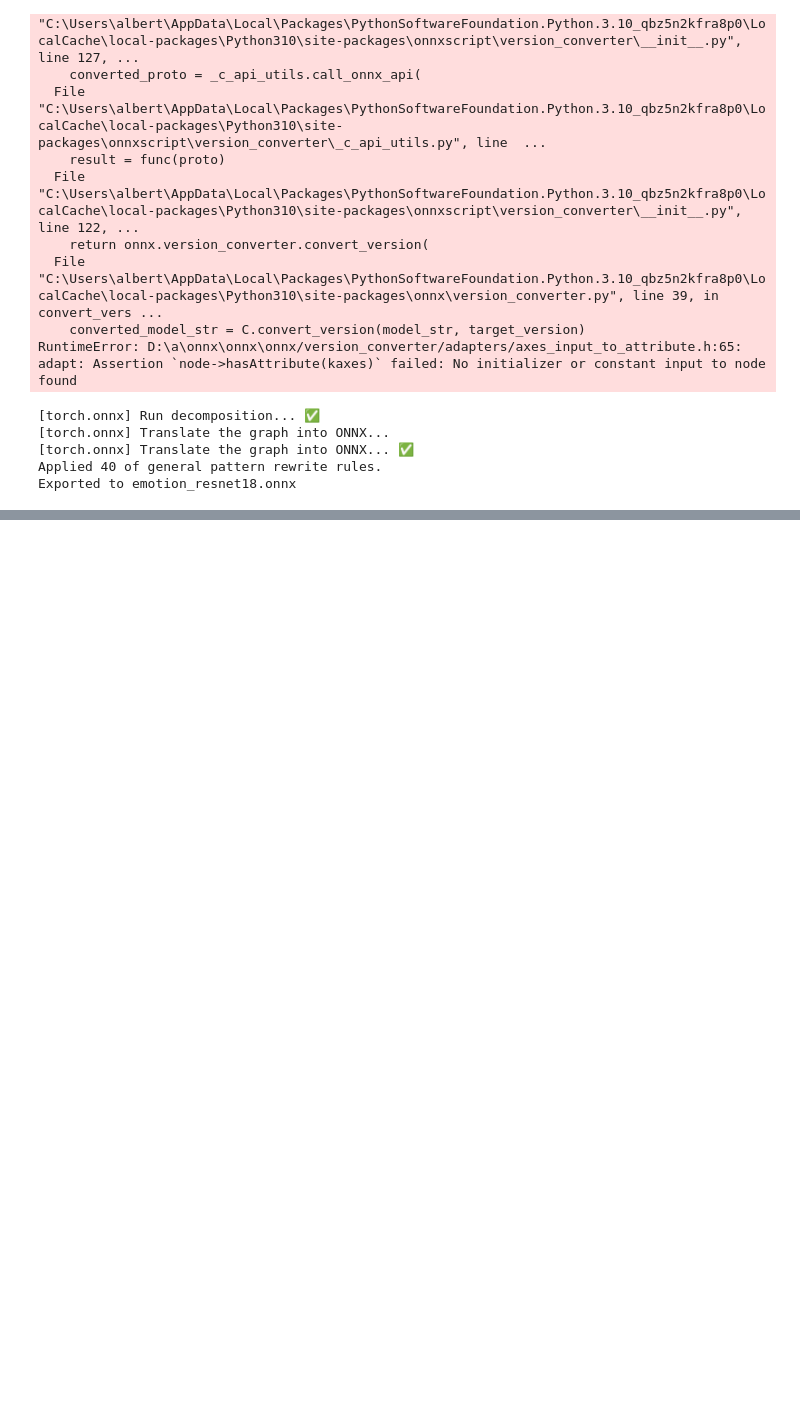
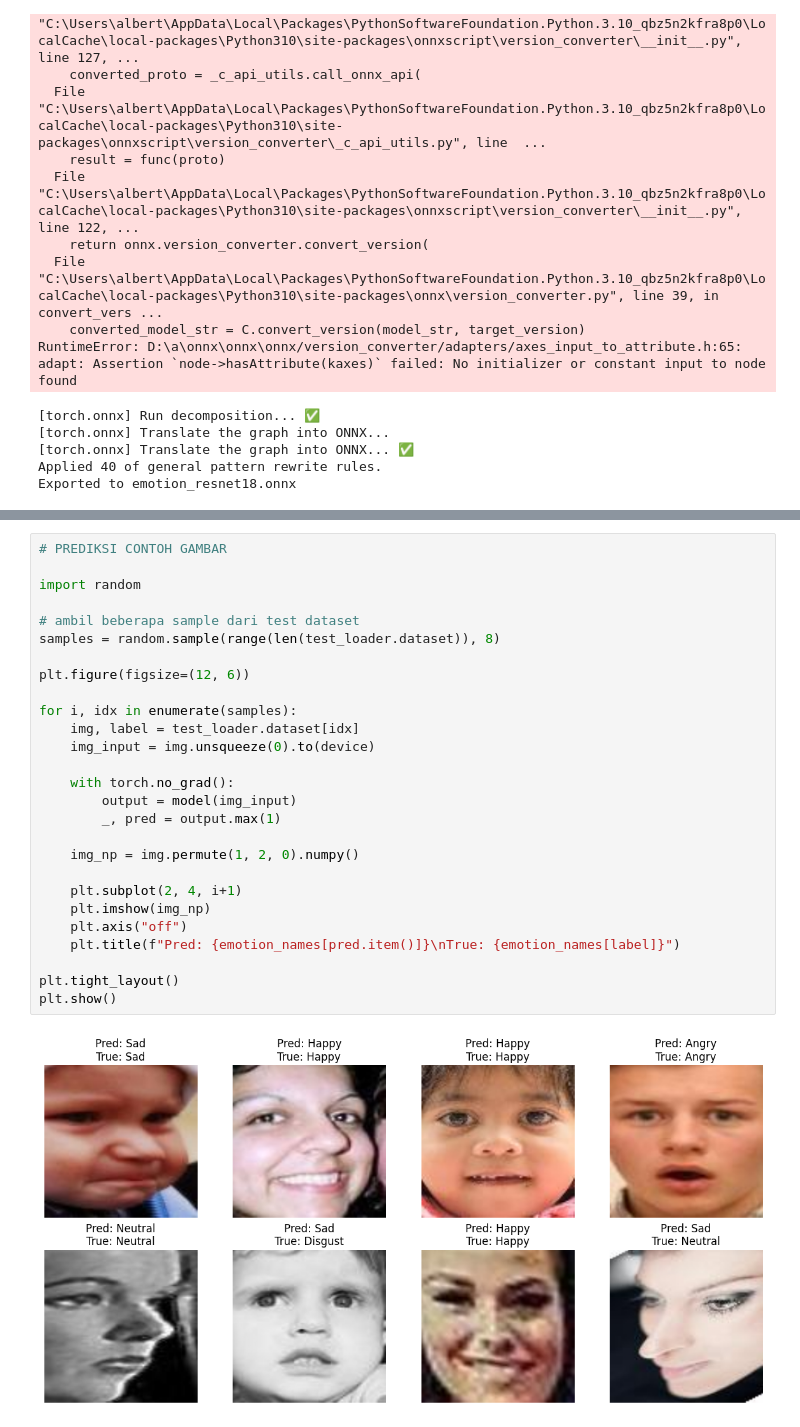
Before and after one commit to DavinMiguel/FACE-EMOTICON-AOL-DL, a Jupyter notebook: DeepLearning/DeepLearning.ipynb, the cells around one changed output, grey strips where cells are left out. Cells and saved outputs as stored; diff of their text form; blank space fills up the shorter version.

```diff
--- a/DeepLearning/DeepLearning.ipynb
+++ b/DeepLearning/DeepLearning.ipynb
@@ -315,0 +344,29 @@ print("Converted to TFLite!")
+# %%
+# PREDIKSI CONTOH GAMBAR
+
+import random
+
+# ambil beberapa sample dari test dataset
+samples = random.sample(range(len(test_loader.dataset)), 8)
+
+plt.figure(figsize=(12, 6))
+
+for i, idx in enumerate(samples):
+    img, label = test_loader.dataset[idx]
+    img_input = img.unsqueeze(0).to(device)
+
+    with torch.no_grad():
+        output = model(img_input)
+        _, pred = output.max(1)
+
+    img_np = img.permute(1, 2, 0).numpy()
+
+    plt.subplot(2, 4, i+1)
+    plt.imshow(img_np)
+    plt.axis("off")
+    plt.title(f"Pred: {emotion_names[pred.item()]}\nTrue: {emotion_names[label]}")
+
+plt.tight_layout()
+plt.show()
+# %% [output]
+[figure, added]
```
Also changed, not shown: parts of 9 cells of this notebook, 37 other files.
